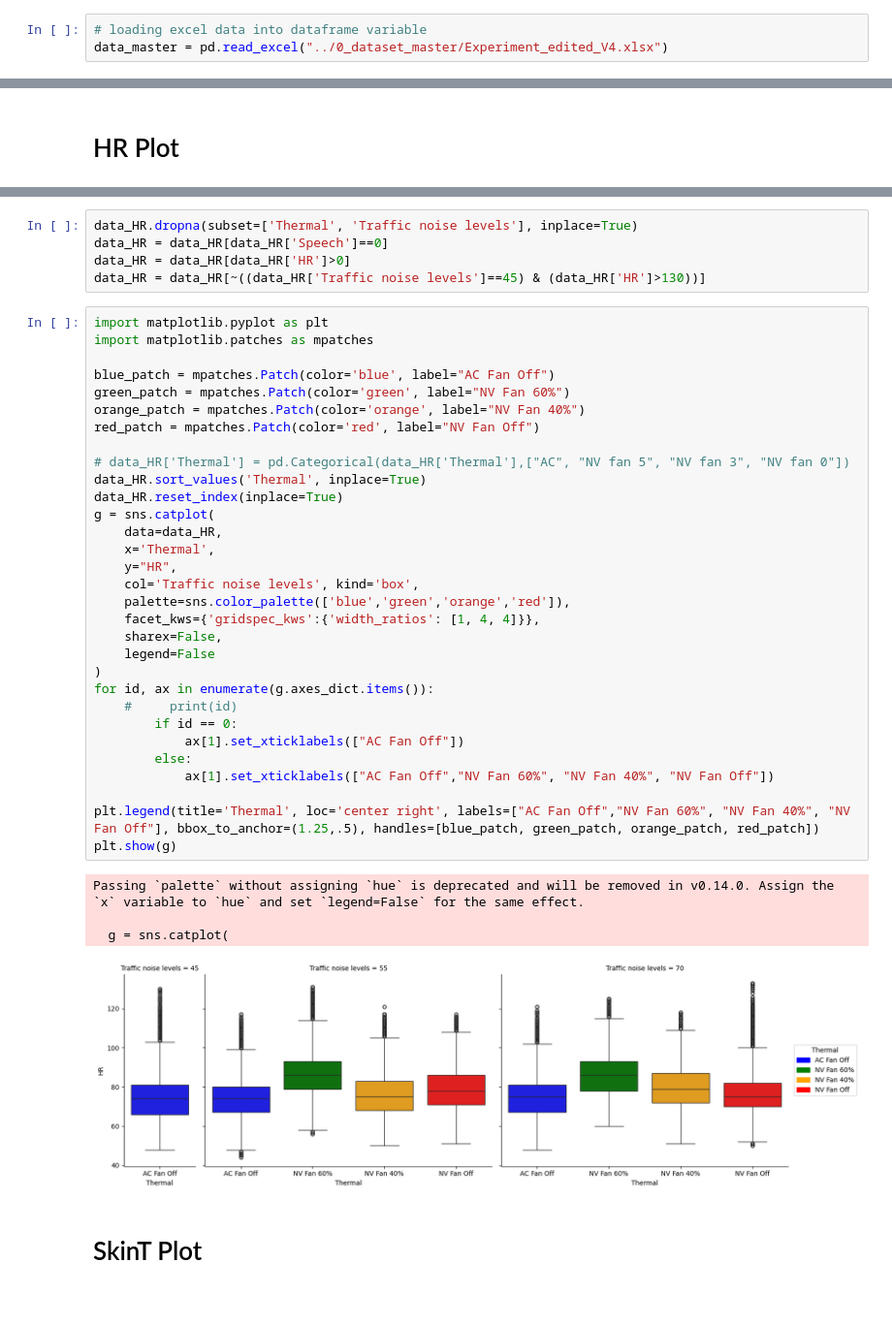
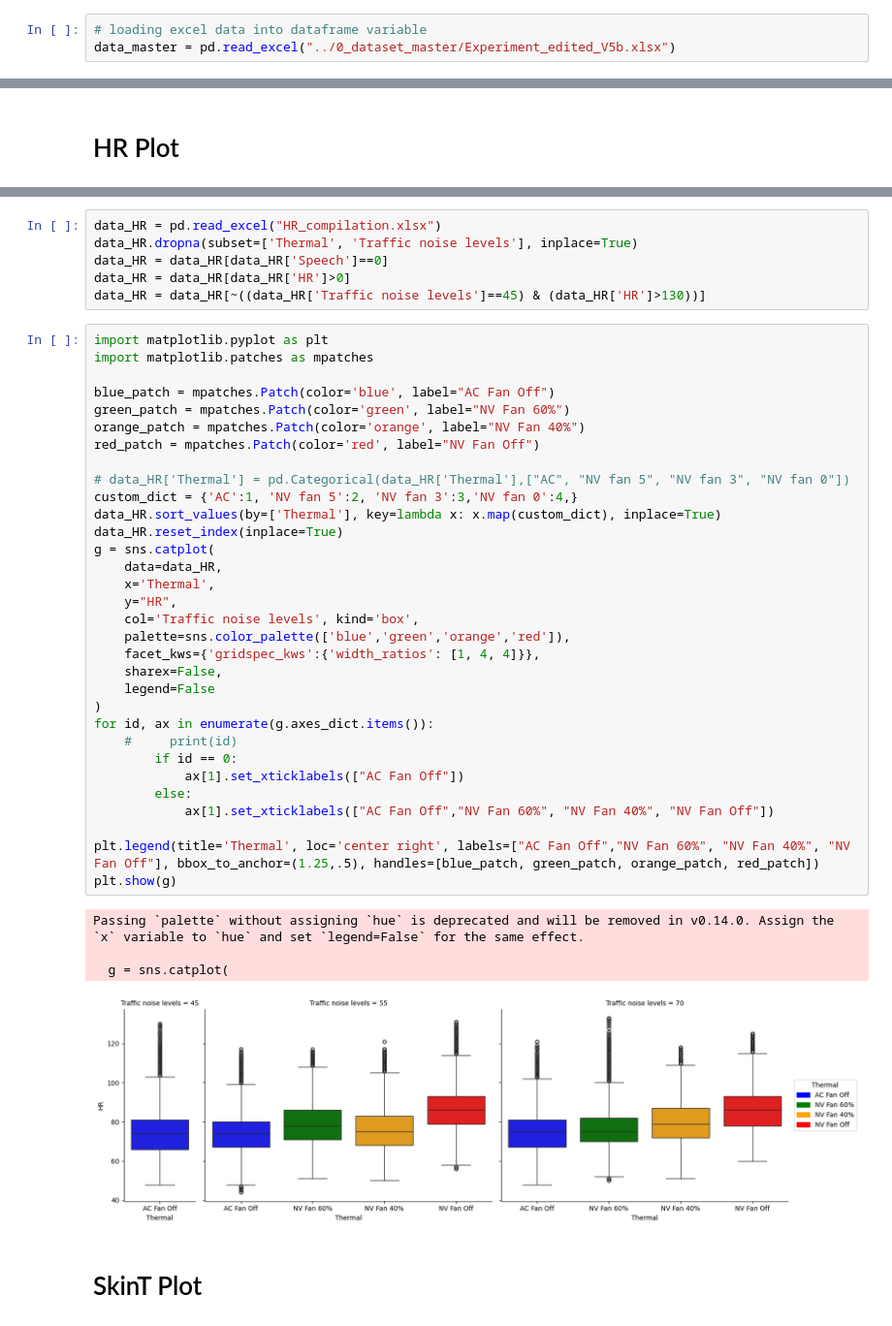
Before and after one commit to afifhrz/cognitive_learning, a Jupyter notebook: 9_plotting_report/main.ipynb, the cells around one changed output, grey strips where cells are left out. Shown at 97% size. Drawn from its saved outputs; the diff is of its cells as text.

Commit message:
update plot

```diff
--- a/9_plotting_report/main.ipynb
+++ b/9_plotting_report/main.ipynb
@@ -7,7 +7,7 @@ import seaborn as sns
 import scipy as scp
 # %%
 # loading excel data into dataframe variable
-data_master = pd.read_excel("../0_dataset_master/Experiment_edited_V4.xlsx")
+data_master = pd.read_excel("../0_dataset_master/Experiment_edited_V5b.xlsx")
 # %% [markdown]
 # Percentage Plot
 # %%
@@ -421,4 +420,5 @@ for set in set_ :
 # %%
+data_HR = pd.read_excel("HR_compilation.xlsx")
 data_HR.dropna(subset=['Thermal', 'Traffic noise levels'], inplace=True)
 data_HR = data_HR[data_HR['Speech']==0]
 data_HR = data_HR[data_HR['HR']>0]
@@ -430,35 +430,36 @@ import matplotlib.patches as mpatches
 blue_patch = mpatches.Patch(color='blue', label="AC Fan Off")
 green_patch = mpatches.Patch(color='green', label="NV Fan 60%")
 orange_patch = mpatches.Patch(color='orange', label="NV Fan 40%")
 red_patch = mpatches.Patch(color='red', label="NV Fan Off")
 
 # data_HR['Thermal'] = pd.Categorical(data_HR['Thermal'],["AC", "NV fan 5", "NV fan 3", "NV fan 0"])
-data_HR.sort_values('Thermal', inplace=True)
+custom_dict = {'AC':1, 'NV fan 5':2, 'NV fan 3':3,'NV fan 0':4,}
+data_HR.sort_values(by=['Thermal'], key=lambda x: x.map(custom_dict), inplace=True)
 data_HR.reset_index(inplace=True)
 g = sns.catplot(
     data=data_HR,
     x='Thermal',
     y="HR",
     col='Traffic noise levels', kind='box',
     palette=sns.color_palette(['blue','green','orange','red']),
     facet_kws={'gridspec_kws':{'width_ratios': [1, 4, 4]}},
     sharex=False,
     legend=False
 )
 for id, ax in enumerate(g.axes_dict.items()):
     #     print(id)
         if id == 0:
             ax[1].set_xticklabels(["AC Fan Off"])
         else:
             ax[1].set_xticklabels(["AC Fan Off","NV Fan 60%", "NV Fan 40%", "NV Fan Off"])
 
 plt.legend(title='Thermal', loc='center right', labels=["AC Fan Off","NV Fan 60%", "NV Fan 40%", "NV Fan Off"], bbox_to_anchor=(1.25,.5), handles=[blue_patch, green_patch, orange_patch, red_patch])
 plt.show(g)
 # %% [output]
 Passing `palette` without assigning `hue` is deprecated and will be removed in v0.14.0. Assign the `x` variable to `hue` and set `legend=False` for the same effect.
 
   g = sns.catplot(
-[figure, old version]
+[figure, new version]
 # %% [markdown]
 # SkinT Plot
 # %%
```
Also changed, not shown: parts of 8 cells of this notebook, 3 other files.
